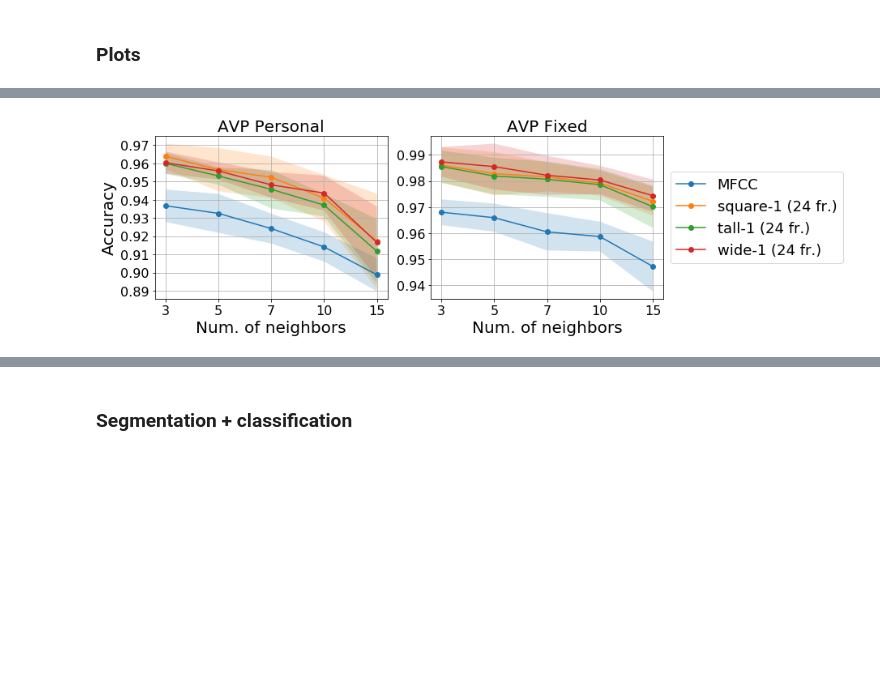
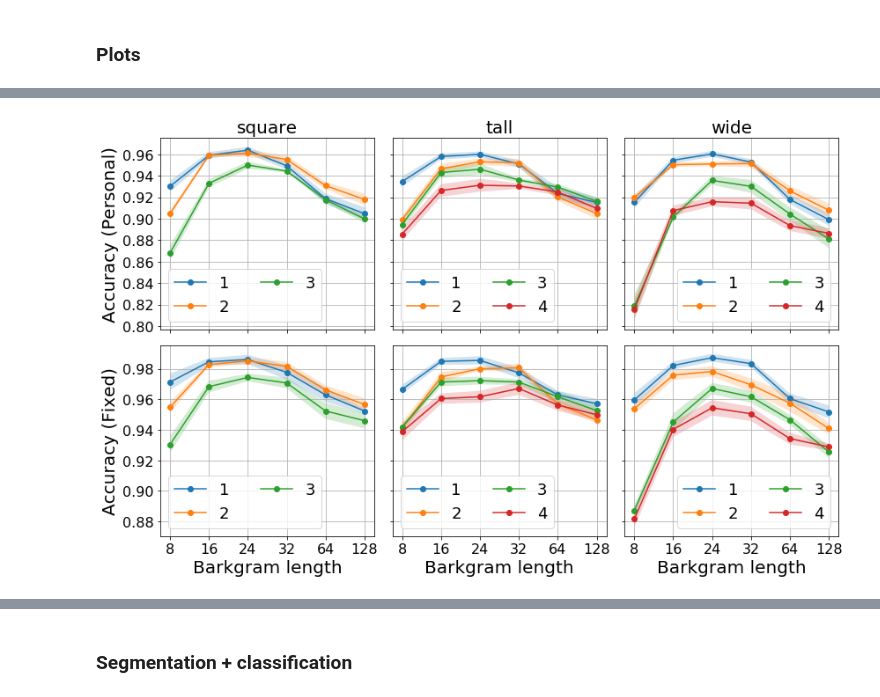
Before and after one commit to flyingleafe/vxs-vpt, a Jupyter notebook: notebooks/Classification.ipynb, the cells around one changed output, grey strips where cells are left out. Drawn from its saved outputs; the diff is of its cells as text; code cells hidden in the pictures; blank space fills up the shorter version.

```diff
--- a/notebooks/Classification.ipynb
+++ b/notebooks/Classification.ipynb
@@ -279,7 +562,7 @@ def cls_reports(rss):
     return traverse_dict(rss, lambda p: skmetrics.classification_report(p[0], p[1], output_dict=True))
 
 def crossval_scores_stats(rss):
-    return traverse_dict(rss, lambda s: (np.mean(s), np.std(s, ddof=1), np.min(s), np.max(s)))
+    return traverse_dict(rss, lambda s: (np.mean(s), np.std(s, ddof=1)/np.sqrt(len(s)), np.min(s), np.max(s)))
 
 def split_classic_caes(rss, depth=2):
     def _classics(dct):
@@ -291,3 +574,10 @@ def split_classic_caes(rss, depth=2):
     classics = vxsu.apply_on_depth(rss, _classics, depth)
     caes = vxsu.apply_on_depth(rss, _caes, depth)
     return classics, caes
+
+def split_cv_stats(dss):
+    cvs = crossval_scores_stats(dss)
+    classics, caes = split_classic_caes(cvs)
+    classics = vxsu.MultilevelDict(classics, ['knn_k', 'knn_w', 'feat_type']).sub(knn_w='distance')
+    caes = vxsu.MultilevelDict(caes, ['knn_k', 'knn_w', 'feat_type', 'pad_time']).sub(knn_w='distance')
+    return classics, caes
@@ -313,14 +584,10 @@ cvs_avp_f_caes = vxsu.MultilevelDict(knn_cv_avp_f_caes, ['knn_k', 'knn_w', 'feat
+# %%
+cvs_avp_classics, cvs_avp_caes = split_cv_stats(knn_results_avp)
+# %%
+cvs_avp_f_classics, cvs_avp_f_caes = split_cv_stats(knn_results_avp_f)
 # %%
 def plot_with_bands(xs, ps, **kwargs):
     means = np.array([p[0] for p in ps])
     std = np.array([p[1] for p in ps])
     plt.plot(xs, means, **kwargs)
     plt.fill_between(xs, means - std, means + std, alpha=0.2)
-# %%
-ks, accs = vxsu.unzip_dict_ordered(cvs_avp_mfcc.dct)
-plot_with_bands(ks, accs, label='MFCCs')
-plt.xticks(ks)
-plt.ylabel('Accuracy')
-plt.xlabel('Num of neighbors')
-plt.legend()
-plt.show()
@@ -377,3 +636,7 @@ vxsu.save_plot('caes_timeframes_accuracy')
+# %%
+plot_caes_padtimes(cvs_caes_k3, save_name='caes_timeframes_accuracy')
+# %% [output]
+[figure, added]
 # %%
 caes_24 = {
     'personal': cvs_avp_caes.sub(pad_time=24).sink('knn_k').dct,
@@ -385,33 +648,33 @@ mfccs = {
 }
 # %%
-fsize=20
-ylims = None #(0.86, None)
-fig, axes = plt.subplots(nrows=1, ncols=2, sharex=True, figsize=(13, 4))
-chosen_caes = ['square-1', 'tall-1', 'wide-1']
+def plot_knn_ks(caes, classics, fsize=20, figsize=(12, 4.3), save_name=None):
+    fig, axes = plt.subplots(nrows=1, ncols=2, sharex=True, figsize=(12, 4.3))
+    chosen_caes = ['square-1', 'tall-1', 'wide-1']
 
-for subset, ax in zip(['personal', 'fixed'], axes):
-    plt.sca(ax)
-    ps, accs = vxsu.unzip_dict_ordered(mfccs[subset])
-    xs = np.arange(len(ps))
-    plot_with_bands(xs, accs, label='MFCC', marker='o')
-    plt.xticks(ticks=xs, labels=ps, fontsize=fsize-4)
+    for subset, ax in zip(['personal', 'fixed'], axes):
+        plt.sca(ax)
+        for feat in classics[subset].keys():
+            ps, accs = vxsu.unzip_dict_ordered(classics[subset][feat])
+            xs = np.arange(len(ps))
+            label = 'MFCC' if feat == 'mfcc' else 'Ramires (+SFS)'
+            plot_with_bands(xs, accs, label=label, marker='o')
+            plt.xticks(ticks=xs, labels=ps, fontsize=fsize-4)
 
-    for cae in chosen_caes:
-        ps, accs = vxsu.unzip_dict_ordered(caes_24[subset][cae])
-        xs = np.arange(len(ps))
-        plot_with_bands(xs, accs, label=f'{cae} (24 fr.)', marker='o')
-        plt.xticks(ticks=xs, labels=ps, fontsize=fsize-4)
+        for cae in chosen_caes:
+            ps, accs = vxsu.unzip_dict_ordered(caes[subset][cae])
+            xs = np.arange(len(ps))
+            plot_with_bands(xs, accs, label=f'{cae} (24 fr.)', marker='o')
+            plt.xticks(ticks=xs, labels=ps, fontsize=fsize-4)
 
-    plt.title(f'AVP {subset.capitalize()}', fontsize=fsize)
-    plt.yticks(fontsize=fsize-4)
-    if subset == 'personal':
-        plt.ylabel('Accuracy', fontsize=fsize)
-    plt.xlabel('Num. of neighbors', fontsize=fsize)
-    if subset == 'fixed':
-        plt.legend(fontsize=fsize-2, loc='center left', bbox_to_anchor=(1, 0.5))
-    plt.grid(which='both')
+        plt.title(f'AVP {subset.capitalize()}', fontsize=fsize)
+        plt.yticks(fontsize=fsize-4)
+        if subset == 'personal':
+            plt.ylabel('Accuracy', fontsize=fsize)
+        plt.xlabel('Num. of neighbors', fontsize=fsize)
+        if subset == 'fixed':
+            plt.legend(fontsize=fsize-2, loc='center left', bbox_to_anchor=(1, 0.5))
+        plt.grid(which='both')
 
-fig.tight_layout()
-vxsu.save_plot('caes_mfccs_crossval')
+    fig.tight_layout()
+    if save_name is not None:
+        vxsu.save_plot(save_name)
-# %% [output]
-[figure, removed]
```
Also changed, not shown: parts of 100 cells of this notebook, 19 other files.
